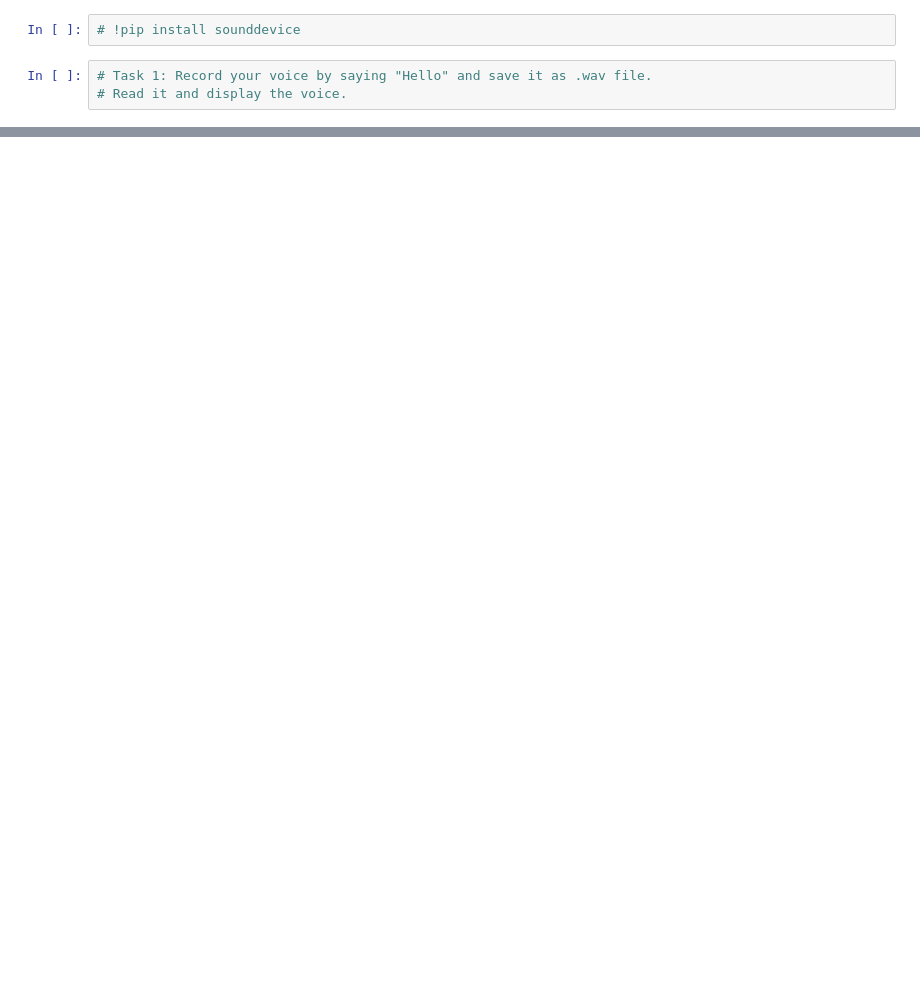
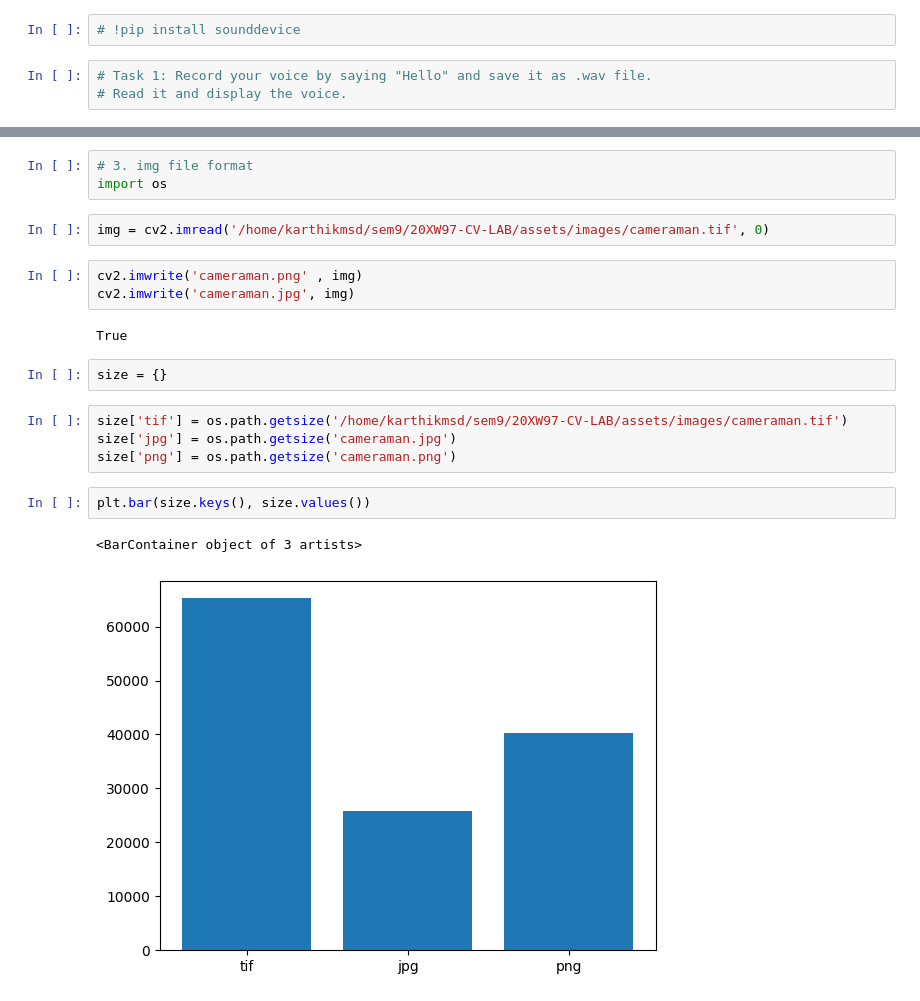
Before and after one commit to karthiksmanian/sem9, a Jupyter notebook: 20XW97-CV-LAB/ws1/ws1.ipynb, the cells around one changed output, grey strips where cells are left out. Drawn from its saved outputs; the diff is of its cells as text; blank space fills up the shorter version.

```diff
--- a/20XW97-CV-LAB/ws1/ws1.ipynb
+++ b/20XW97-CV-LAB/ws1/ws1.ipynb
@@ -17,0 +130,21 @@ sd.play(audio_array, fs)
+# %%
+# 3. img file format
+import os
+# %%
+img = cv2.imread('/home/karthikmsd/sem9/20XW97-CV-LAB/assets/images/cameraman.tif', 0)
+# %%
+cv2.imwrite('cameraman.png' , img)
+cv2.imwrite('cameraman.jpg', img)
+# %% [output]
+True
+# %%
+size = {}
+# %%
+size['tif'] = os.path.getsize('/home/karthikmsd/sem9/20XW97-CV-LAB/assets/images/cameraman.tif')
+size['jpg'] = os.path.getsize('cameraman.jpg')
+size['png'] = os.path.getsize('cameraman.png')
+# %%
+plt.bar(size.keys(), size.values())
+# %% [output]
+<BarContainer object of 3 artists>
+[figure, added]
```
Also changed, not shown: parts of 21 cells of this notebook, 6 other files.
